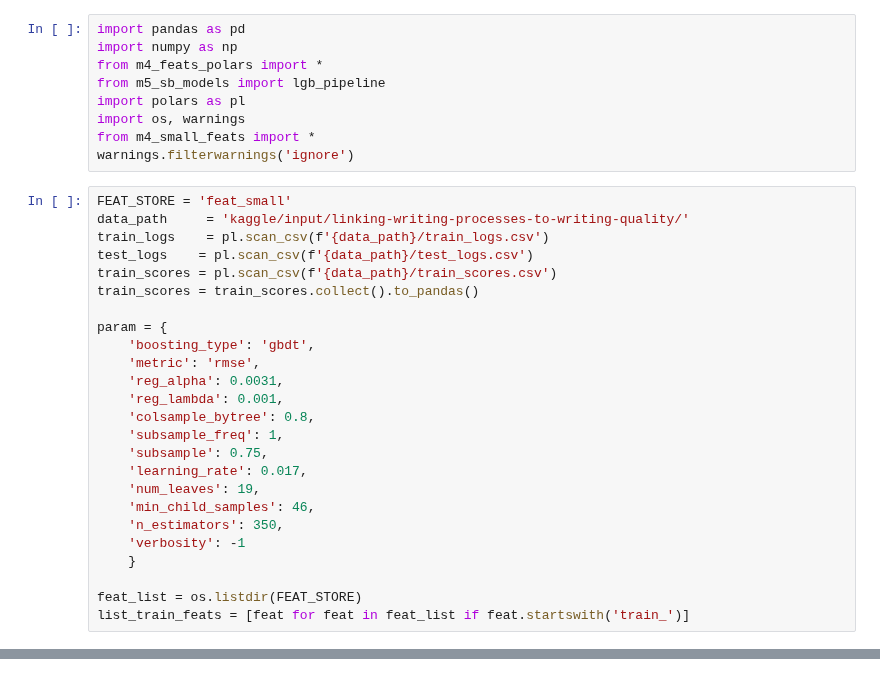
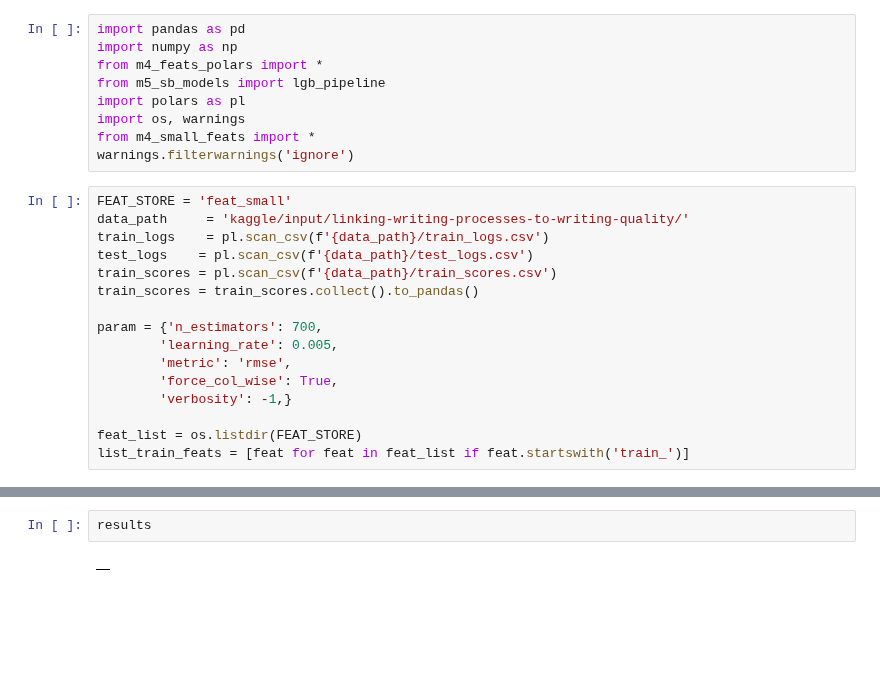
Before and after one commit to uallende/linking_writing_quality, a Jupyter notebook: SPF_create_feats_small.ipynb, the cells around one changed output, grey strips where cells are left out. Drawn from its saved outputs; the diff is of its cells as text; blank space fills up the shorter version.

```diff
--- a/SPF_create_feats_small.ipynb
+++ b/SPF_create_feats_small.ipynb
@@ -15,20 +15,11 @@ test_logs    = pl.scan_csv(f'{data_path}/test_logs.csv')
 train_scores = pl.scan_csv(f'{data_path}/train_scores.csv')
 train_scores = train_scores.collect().to_pandas()
 
-param = {
-    'boosting_type': 'gbdt',
-    'metric': 'rmse',
-    'reg_alpha': 0.0031,
-    'reg_lambda': 0.001,
-    'colsample_bytree': 0.8,
-    'subsample_freq': 1,
-    'subsample': 0.75,
-    'learning_rate': 0.017,
-    'num_leaves': 19,
-    'min_child_samples': 46,
-    'n_estimators': 350,
-    'verbosity': -1
-    }
+param = {'n_estimators': 700,
+        'learning_rate': 0.005,
+        'metric': 'rmse',
+        'force_col_wise': True,
+        'verbosity': -1,}
 
 feat_list = os.listdir(FEAT_STORE)
 list_train_feats = [feat for feat in feat_list if feat.startswith('train_')]
@@ -297,0 +295,4 @@ added_feats = []
+# %%
+results
+# %% [output]
+|  |
```
Also changed, not shown: parts of 3 cells of this notebook, 51 other files.
